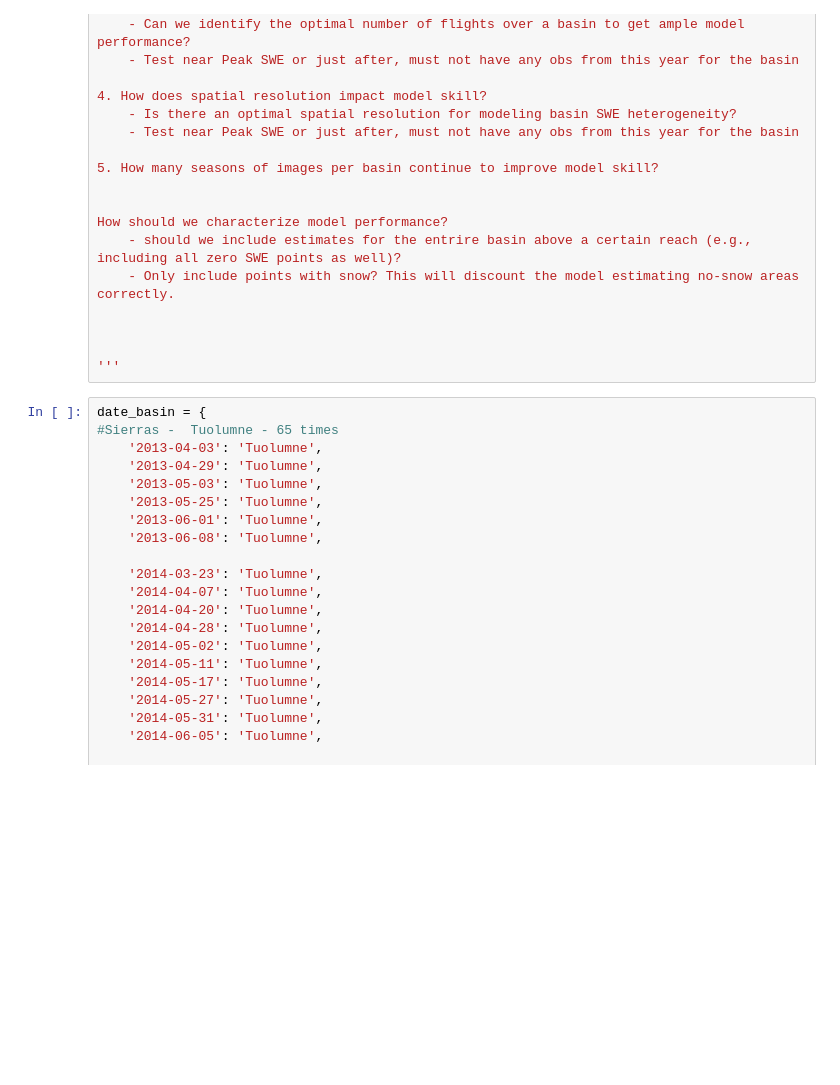
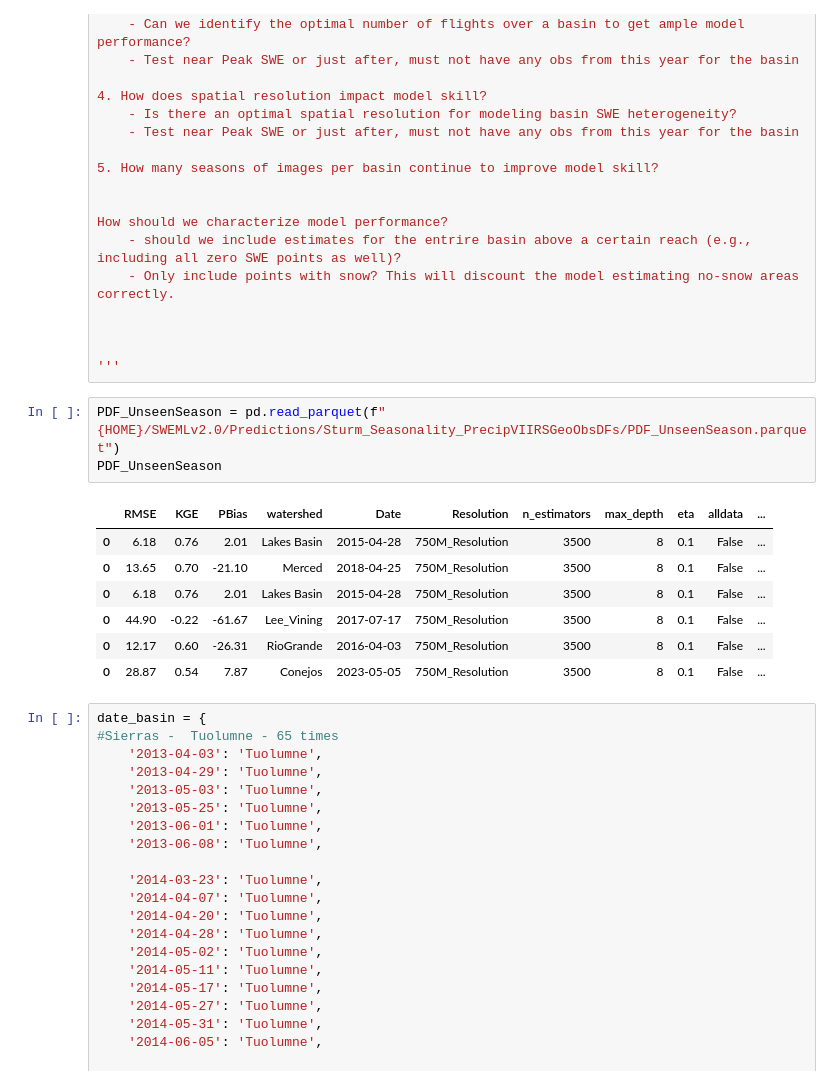
Before and after one commit to whitelightning450/SWEMLv2.0, a Jupyter notebook: Modeling/XGBoost_HOO_PredictUnseenSeason.ipynb, the cells around one changed output. Cells and saved outputs as stored; diff of their text form; blank space fills up the shorter version.

```diff
--- a/Modeling/XGBoost_HOO_PredictUnseenSeason.ipynb
+++ b/Modeling/XGBoost_HOO_PredictUnseenSeason.ipynb
@@ -58,6 +58,17 @@ How should we characterize model performance?
 
 
 '''
+# %%
+PDF_UnseenSeason = pd.read_parquet(f"{HOME}/SWEMLv2.0/Predictions/Sturm_Seasonality_PrecipVIIRSGeoObsDFs/PDF_UnseenSeason.parquet")
+PDF_UnseenSeason
+# %% [output]
+|  | RMSE | KGE | PBias | watershed | Date | Resolution | n_estimators | max_depth | eta | alldata | ... |
+| 0 | 6.18 | 0.76 | 2.01 | Lakes Basin | 2015-04-28 | 750M_Resolution | 3500 | 8 | 0.1 | False | ... |
+| 0 | 13.65 | 0.70 | -21.10 | Merced | 2018-04-25 | 750M_Resolution | 3500 | 8 | 0.1 | False | ... |
+| 0 | 6.18 | 0.76 | 2.01 | Lakes Basin | 2015-04-28 | 750M_Resolution | 3500 | 8 | 0.1 | False | ... |
+| 0 | 44.90 | -0.22 | -61.67 | Lee_Vining | 2017-07-17 | 750M_Resolution | 3500 | 8 | 0.1 | False | ... |
+| 0 | 12.17 | 0.60 | -26.31 | RioGrande | 2016-04-03 | 750M_Resolution | 3500 | 8 | 0.1 | False | ... |
+| 0 | 28.87 | 0.54 | 7.87 | Conejos | 2023-05-05 | 750M_Resolution | 3500 | 8 | 0.1 | False | ... |
 # %%
 date_basin = {
 #Sierras -  Tuolumne - 65 times
```
Also changed, not shown: parts of 1 cell of this notebook, 3 other files.
